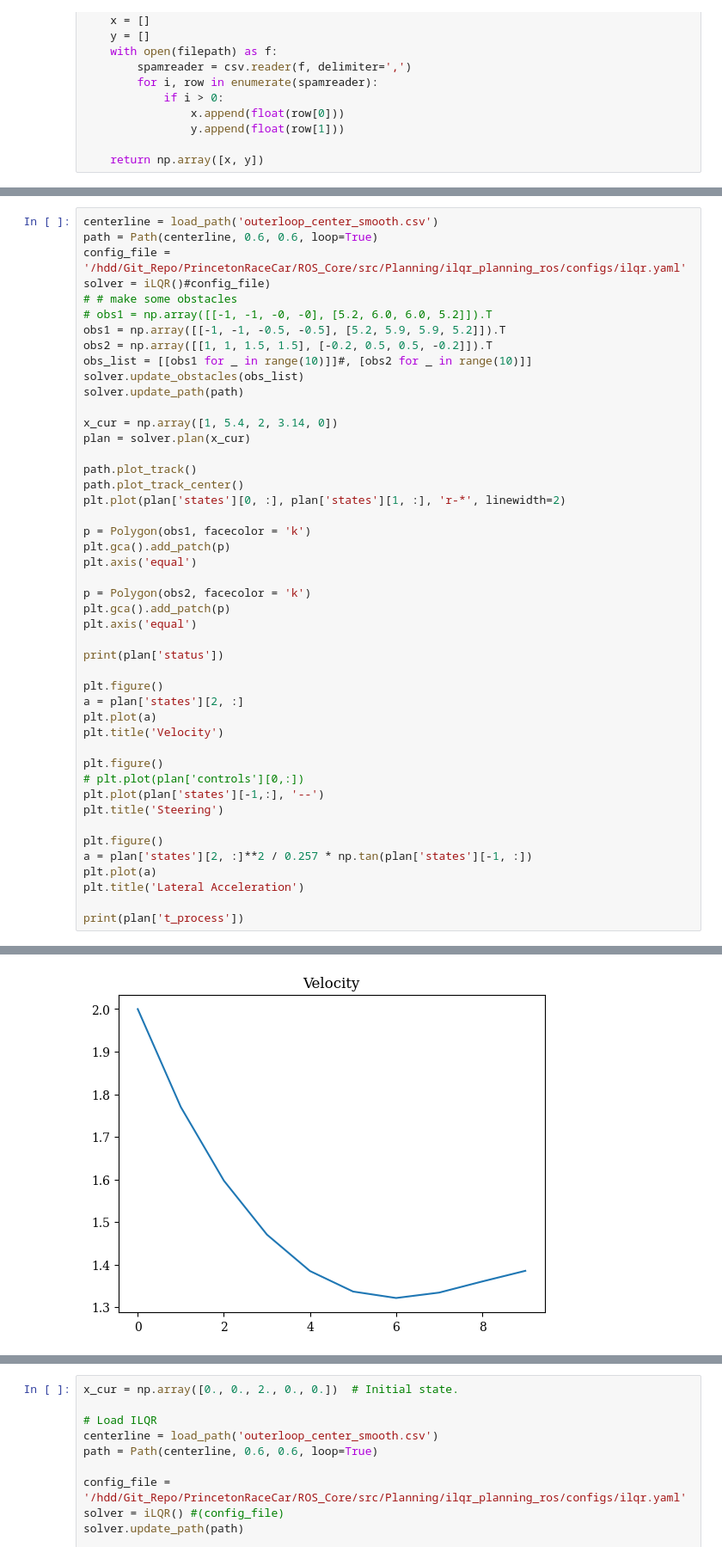
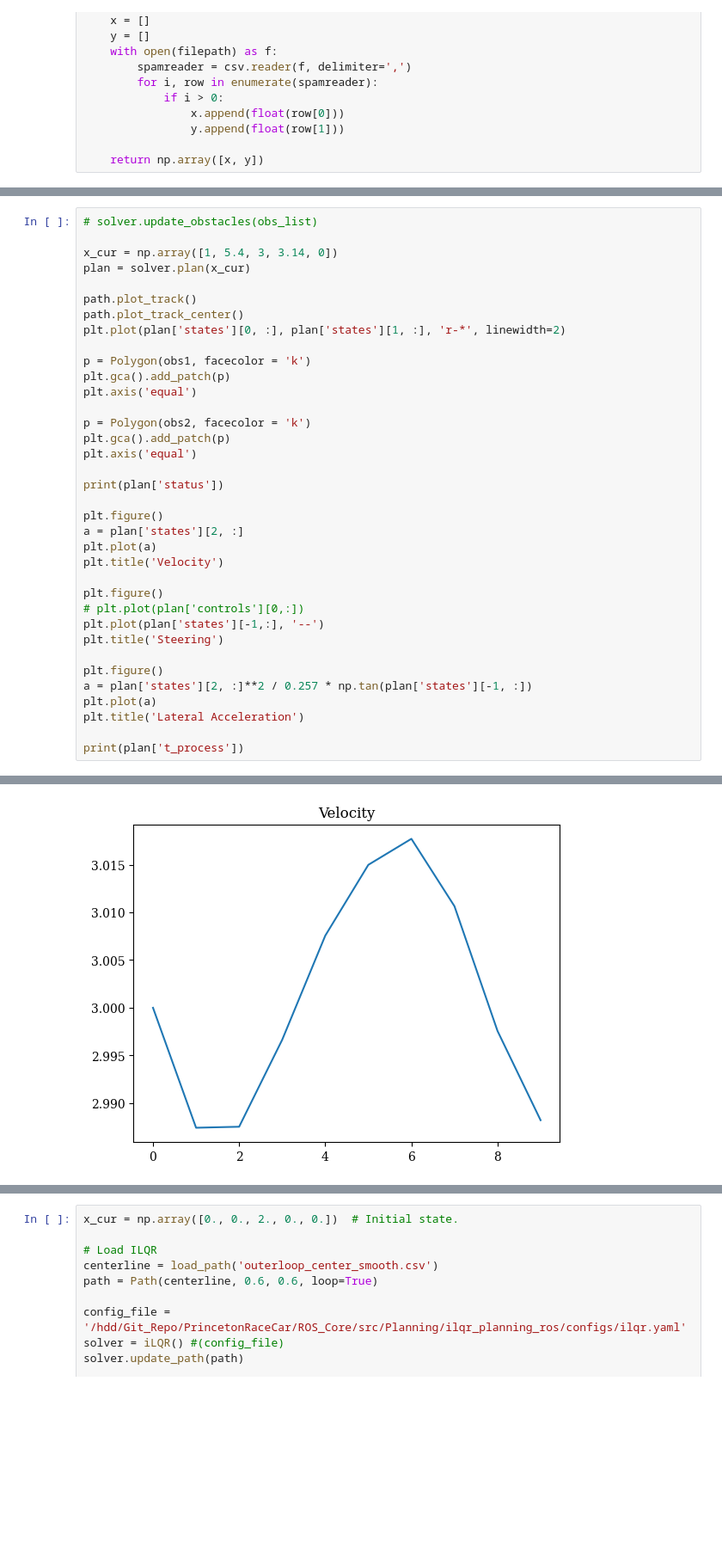
Before and after one commit to SafeRoboticsLab/PrincetonRaceCar_planning, a Jupyter notebook: ilqr_planning_ros/scripts/planner/test_ilqr.ipynb, the cells around one changed output, grey strips where cells are left out. Shown at 86% size. Cells and saved outputs as stored; diff of their text form; blank space fills up the shorter version.

```diff
--- a/ilqr_planning_ros/scripts/planner/test_ilqr.ipynb
+++ b/ilqr_planning_ros/scripts/planner/test_ilqr.ipynb
@@ -46,17 +78,7 @@ def load_path(filepath: str):
 # %%
-centerline = load_path('outerloop_center_smooth.csv')
-path = Path(centerline, 0.6, 0.6, loop=True)
-config_file = '/hdd/Git_Repo/PrincetonRaceCar/ROS_Core/src/Planning/ilqr_planning_ros/configs/ilqr.yaml'
-solver = iLQR()#config_file)
-# # make some obstacles
-# obs1 = np.array([[-1, -1, -0, -0], [5.2, 6.0, 6.0, 5.2]]).T
-obs1 = np.array([[-1, -1, -0.5, -0.5], [5.2, 5.9, 5.9, 5.2]]).T
-obs2 = np.array([[1, 1, 1.5, 1.5], [-0.2, 0.5, 0.5, -0.2]]).T
-obs_list = [[obs1 for _ in range(10)]]#, [obs2 for _ in range(10)]]
-solver.update_obstacles(obs_list)
-solver.update_path(path)
+# solver.update_obstacles(obs_list)
 
-x_cur = np.array([1, 5.4, 2, 3.14, 0])
+x_cur = np.array([1, 5.4, 3, 3.14, 0])
 plan = solver.plan(x_cur)
 
 path.plot_track()
@@ -111 +133 @@ forward time:  0.001087188720703125 0.00045871734619140625 0.0001764297485351562
-[figure, old version]
+[figure, new version]
```
Also changed, not shown: parts of 3 cells of this notebook, 7 other files.
